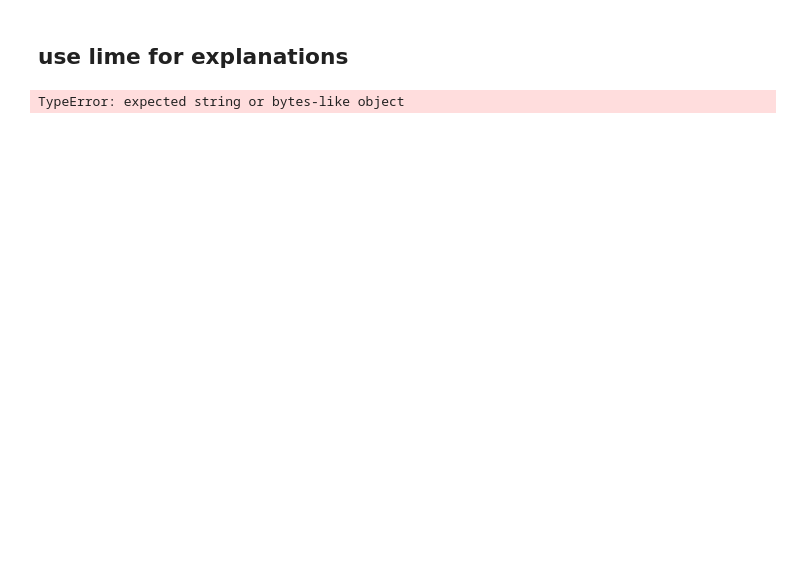
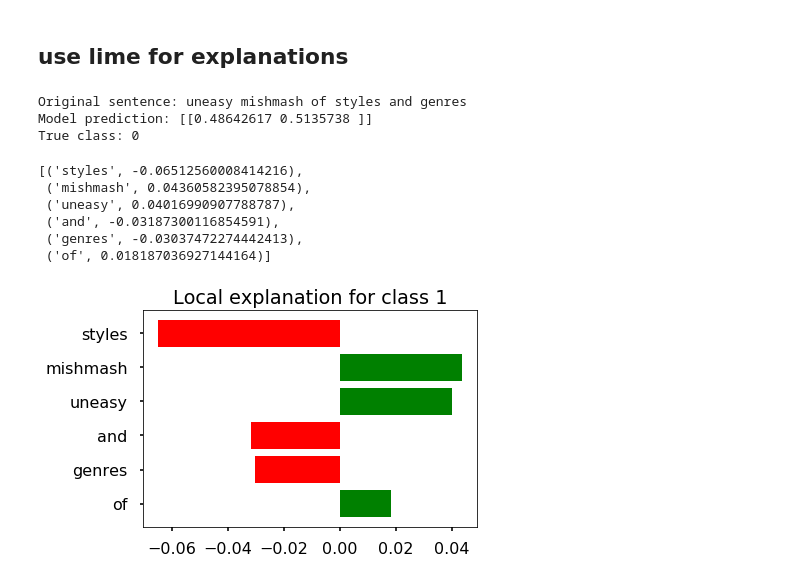
Before and after one commit to MotherOfUnicorns/FACT_AI_project, a Jupyter notebook: Transparency/lime_explanation.ipynb, the cells around one changed output. Cells and saved outputs as stored; diff of their text form; code cells hidden in the pictures; blank space fills up the shorter version.

```diff
--- a/Transparency/lime_explanation.ipynb
+++ b/Transparency/lime_explanation.ipynb
@@ -84,9 +85,3 @@ conicity_values
 # %% [output]
 array([0.47334918, 0.8559502 , 0.9091199 , ..., 0.8185079 , 0.7020547 ,
        0.33219284], dtype=float32)
-# %%
-
-def predict_proba(data):
-    # TODO should have text here as first step
-    predictions, _, _ = model.evaluate(dataset, data)
-    return predictions
@@ -92,0 +92,15 @@ def predict_proba(data):
+# %%
+test_data_sentences = [
+    " ".join(dataset.vec.map2words(sentence_indices)[1:-1])
+    # taking [1:-1] to remove the <SOS>/<EOS> tags (because they'll be added back later)
+    for sentence_indices in dataset.test_data.X
+]
+# %%
+def predict_proba(sentences):
+    data = dataset.vec.get_seq_for_docs(sentences)
+    predictions, attns, conicities = model.evaluate(data)
+
+    predictions = np.array(predictions)
+    # concatenate predictions for the other class
+    predictions = np.concatenate([predictions, 1 - predictions], axis=1)
+    return predictions
@@ -101,7 +124,29 @@ class_names = ['0', '1']
 # %%
 explainer = LimeTextExplainer(class_names=class_names)
 # %%
-idx = 83
-exp = explainer.explain_instance([dataset.test_data.X[idx]], predict_proba, num_features=6)
+idx = 0
+sentence = test_data_sentences[idx]
+true_class = dataset.test_data.y[idx]
+
+exp = explainer.explain_instance(sentence, predict_proba, num_features=6)
-# %% [output]
-TypeError: expected string or bytes-like object
+# %%
+print('Original sentence:', sentence)
+print('Model prediction:', predict_proba([sentence]))
+print('True class:', true_class)
+# %% [output]
+Original sentence: uneasy mishmash of styles and genres
+Model prediction: [[0.48642617 0.5135738 ]]
+True class: 0
+# %%
+exp.as_list()
+# %% [output]
+[('styles', -0.06512560008414216),
+ ('mishmash', 0.04360582395078854),
+ ('uneasy', 0.04016990907788787),
+ ('and', -0.03187300116854591),
+ ('genres', -0.03037472274442413),
+ ('of', 0.018187036927144164)]
+# %%
+p = exp.as_pyplot_figure()
+# %% [output]
+[figure, added]
```
Also changed, not shown: parts of 6 cells of this notebook.
